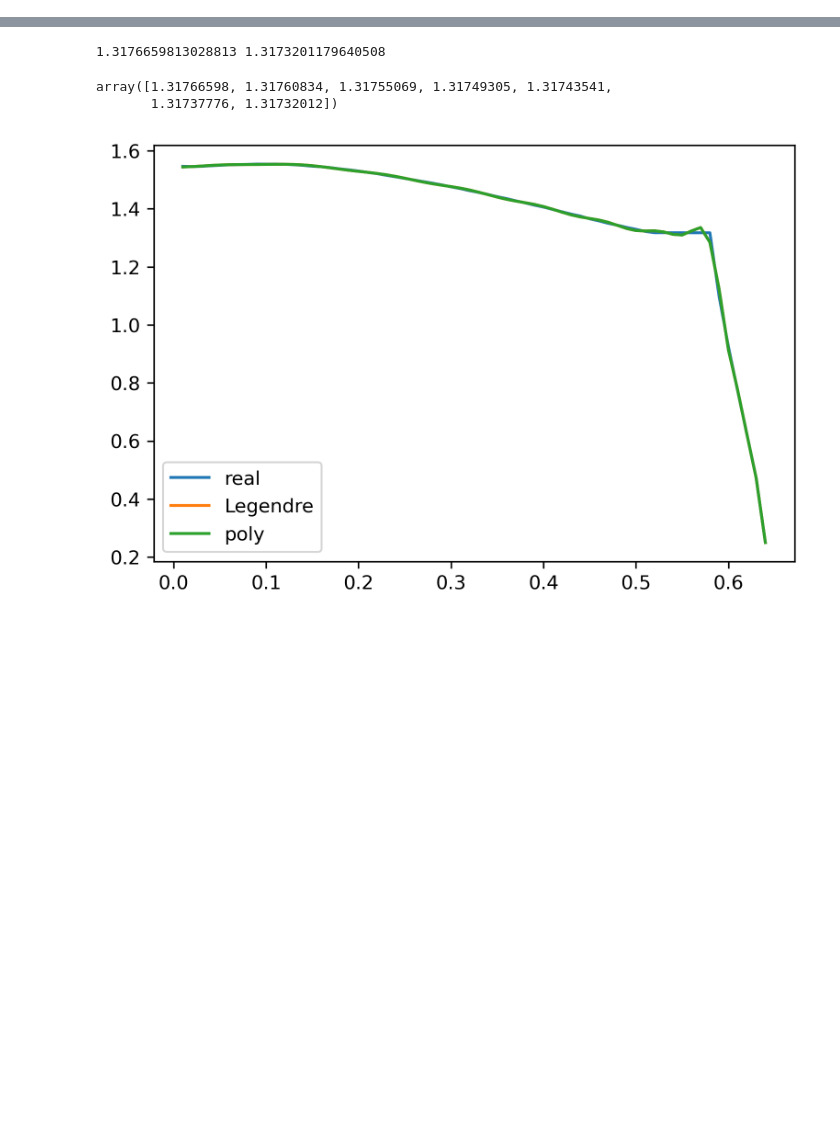
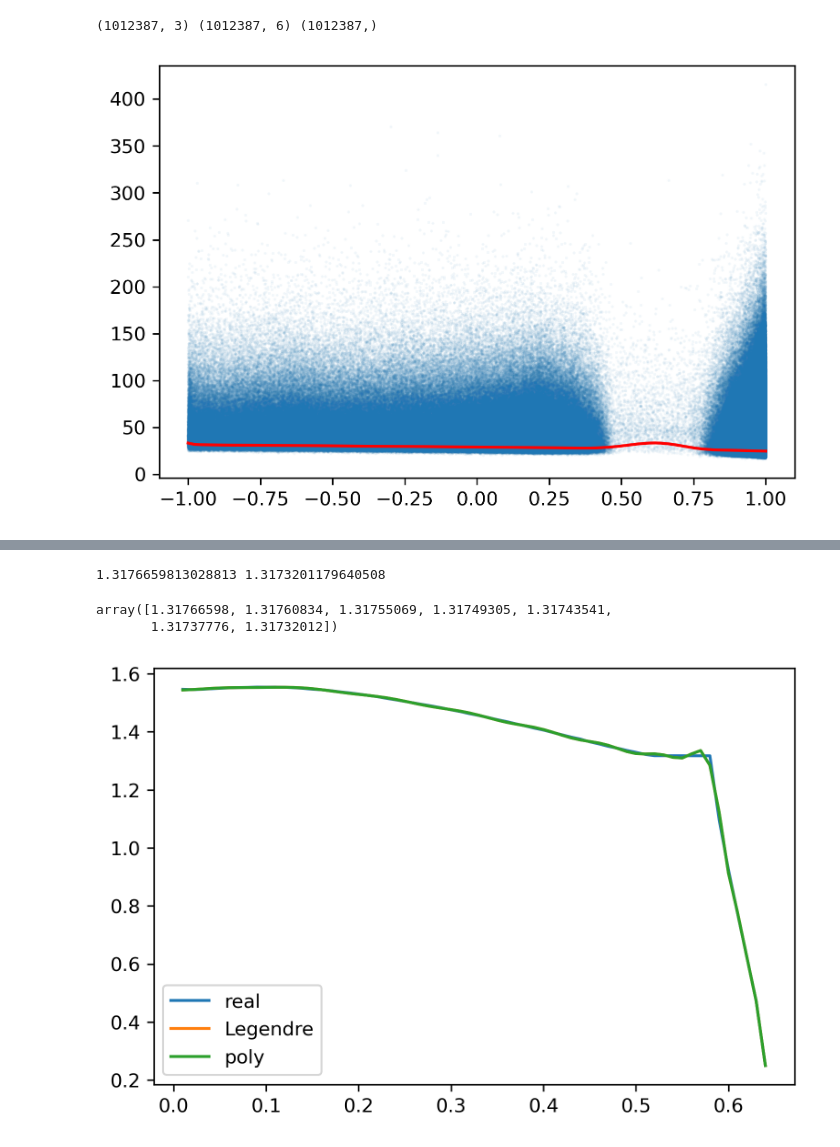
Before and after one commit to dw839566105/Recon1t, a Jupyter notebook: calib/View_Time.ipynb, the cells around one changed output, grey strips where cells are left out. Saved outputs shown, nothing was run; the diff lists cells and outputs as text; code cells hidden in the pictures; blank space fills up the shorter version.

```diff
--- a/calib/View_Time.ipynb
+++ b/calib/View_Time.ipynb
@@ -130,0 +116,72 @@ array([1.54618741, 1.54513328, 1.54609839, 1.54797101, 1.54960095,
+# %%
+from numpy.polynomial import legendre as LG
+def ReadPMT():
+    '''
+    # Read PMT position
+    # output: 2d PMT position 30*3 (x, y, z)
+    '''
+    f = open(r"./PMT_1t.txt")
+    line = f.readline()
+    data_list = []
+    while line:
+        num = list(map(float,line.split()))
+        data_list.append(num)
+        line = f.readline()
+    f.close()
+    PMT_pos = np.array(data_list)
+    return PMT_pos
+def Legendre_coeff(PMT_pos_rep, vertex, cut):
+    '''
+    # calulate the Legendre value of transformed X
+    # input: PMT_pos: PMT No * 3
+          vertex: 'v'
+          cut: cut off of Legendre polynomial
+    # output: x: as 'X' at the beginnig
+
+    '''
+    size = np.size(PMT_pos_rep[:,0])
+    # oh, it will use norm in future version
+
+    if(np.sum(vertex**2) > 1e-6):
+        cos_theta = np.sum(vertex*PMT_pos_rep,axis=1)\
+            /np.sqrt(np.sum(vertex**2, axis=1)*np.sum(PMT_pos_rep**2,axis=1))
+    else:
+        # make r=0 as a boundry, it should be improved
+        cos_theta = np.ones(size)
+
+    x = np.zeros((size, cut))
+    # legendre coeff
+    for i in np.arange(0,cut):
+        c = np.zeros(cut)
+        c[i] = 1
+        x[:,i] = LG.legval(cos_theta,c)
+
+    print(PMT_pos_rep.shape, x.shape, cos_theta.shape)
+    return x, cos_theta
+
+plt.figure(dpi=300)
+h = tables.open_file('coeff_time_1t_reflection0.05_2MeV_0.1_1/file_+0.620.h5')
+z = np.linspace(-1,1,100)
+k = LG.legval(z, h.root.coeff25[:])
+h.close()
+plt.plot(z, k, 'r-')
+
+h1 = tables.open_file('/mnt/stage/douwei/Simulation/1t_root/reflection0.05/1t_+0.620Q.h5')
+a1 = h1.root.GroundTruth[:]['PulseTime']
+a2 = h1.root.GroundTruth[:]['ChannelID']
+a3 = h1.root.GroundTruth[:]['EventID']
+x = h1.root.TruthData[:]['x']
+y = h1.root.TruthData[:]['y']
+z = h1.root.TruthData[:]['z']
+x1 = np.vstack((x, y, z)).T
+counts = np.bincount(a3)
+counts = counts[counts!=0]
+PMT_pos = ReadPMT()
+vertex = np.repeat(x1, counts, axis=0)
+PMT_pos_rep = PMT_pos[a2]
+tmp_x_p, cos_theta = Legendre_coeff(PMT_pos_rep, vertex, 6)
+plt.scatter(cos_theta, a1, s=0.3,alpha=0.05)
+plt.show()
+# %% [output]
+(1012387, 3) (1012387, 6) (1012387,)
+[figure, added]
```
Also changed, not shown: parts of 8 cells of this notebook, 46 other files.
